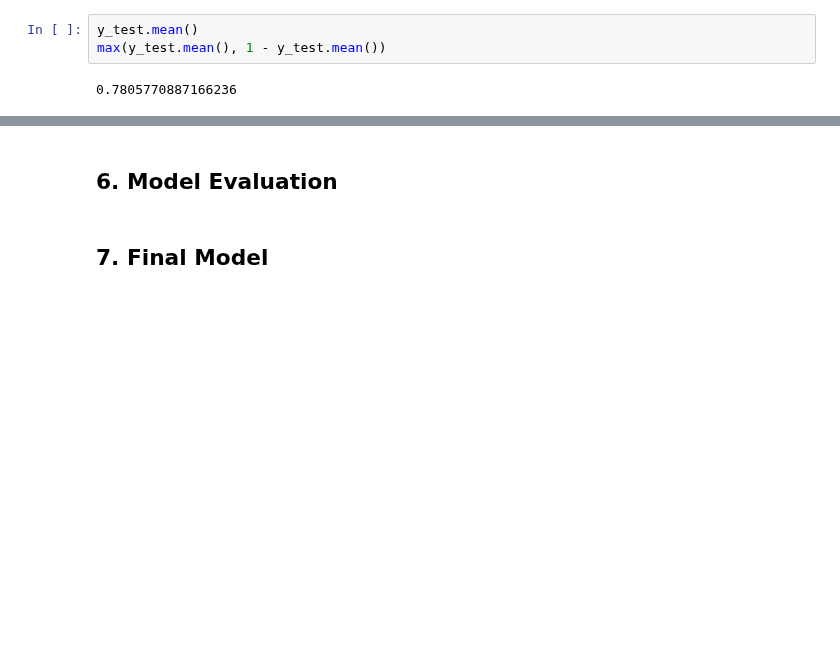
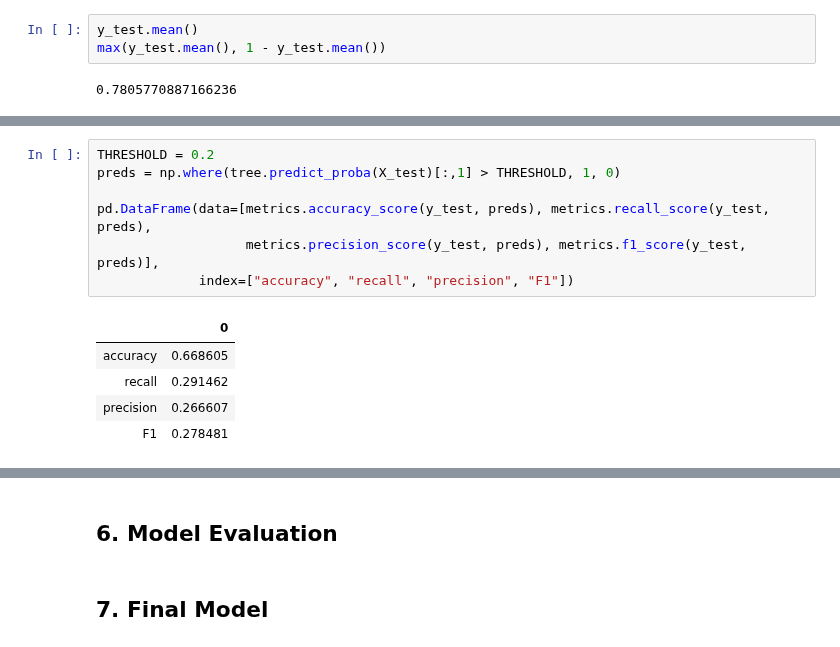
Before and after one commit to CaryMosley/Mod3Bakeoff, a Jupyter notebook: CaryBake.ipynb, the cells around one changed output, grey strips where cells are left out. Drawn from its saved outputs; the diff is of its cells as text; blank space fills up the shorter version.

```diff
--- a/CaryBake.ipynb
+++ b/CaryBake.ipynb
@@ -936,0 +1027,13 @@ print(FN)
+# %%
+THRESHOLD = 0.2
+preds = np.where(tree.predict_proba(X_test)[:,1] > THRESHOLD, 1, 0)
+
+pd.DataFrame(data=[metrics.accuracy_score(y_test, preds), metrics.recall_score(y_test, preds),
+                   metrics.precision_score(y_test, preds), metrics.f1_score(y_test, preds)],
+             index=["accuracy", "recall", "precision", "F1"])
+# %% [output]
+|  | 0 |
+| accuracy | 0.668605 |
+| recall | 0.291462 |
+| precision | 0.266607 |
+| F1 | 0.278481 |
```
Also changed, not shown: parts of 22 cells of this notebook.
